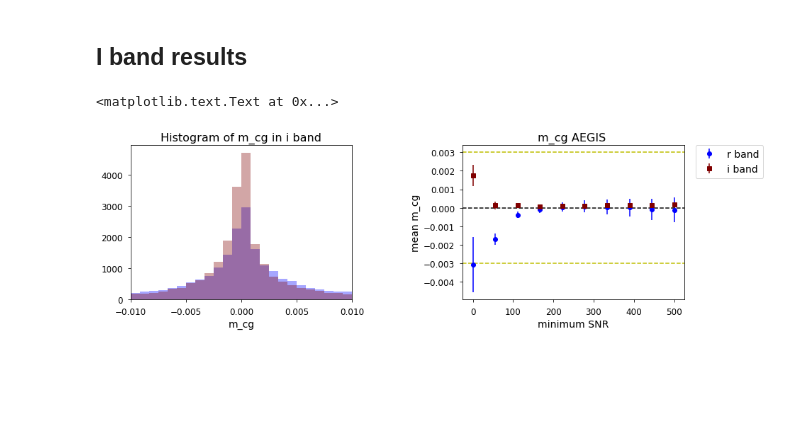
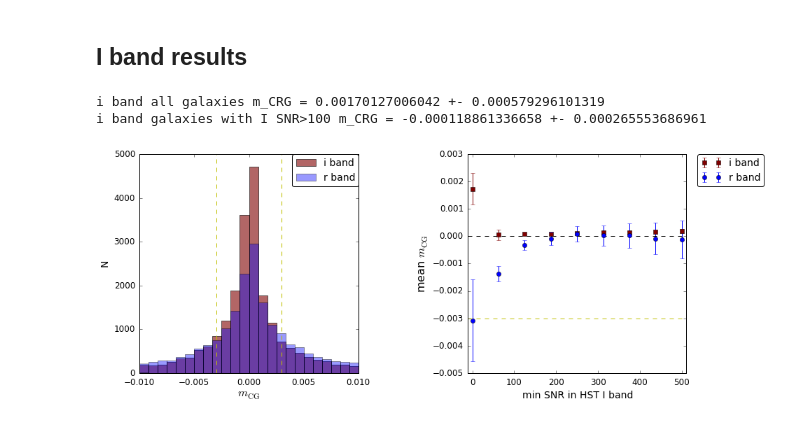
Before and after one commit to sowmyakth/measure_cg_bias, a Jupyter notebook: notebooks/AEGIS_cg_results.ipynb, the cells around one changed output. Drawn from its saved outputs; the diff is of its cells as text; code cells hidden in the pictures; blank space fills up the shorter version.

```diff
--- a/notebooks/AEGIS_cg_results.ipynb
+++ b/notebooks/AEGIS_cg_results.ipynb
@@ -401,46 +295,68 @@ plt.ylabel('m_cg')
 # %%
 from astropy.table import join, Column
 # %%
-i_cat = Table.read('/nfs/slac/g/ki/ki19/deuce/AEGIS/cg_results/final_AEGIS_cg_bias_i_band.fits', format='fits')
-r_cat = Table.read('/nfs/slac/g/ki/ki19/deuce/AEGIS/cg_results/final_AEGIS_cg_bias_only2.fits', format='fits')
-comb_cat = join(r_cat,i_cat, keys='IDENT_1',join_type='inner')
+i_cat1 = Table.read('/nfs/slac/g/ki/ki19/deuce/AEGIS/cg_results/final_AEGIS_cg_bias_i_band.fits', format='fits')
+r_cat1 = Table.read('/nfs/slac/g/ki/ki19/deuce/AEGIS/cg_results/final_AEGIS_cg_bias_only2.fits', format='fits')
+comb = np.intersect1d(np.array(i_cat1['IDENT_1']), np.array(r_cat1['IDENT_1']))
+i_indices = [np.where(np.array(i_cat1["IDENT_1"])  == c)[0][0] for c in comb]
+r_indices = [np.where(np.array(r_cat1["IDENT_1"])  == c)[0][0] for c in comb]
+i_cat = i_cat1[i_indices]
+r_cat = r_cat1[r_indices]
 # %%
-snrs = np.linspace(0, 500,10)
-plt.figure(1,figsize=[14,10])
+snrs = np.linspace(0, 500,9)
+plt.figure(1,figsize=[14,14])
 plt.subplot(2,2,1)
-plt.hist(comb_cat['m_CRG_1'].T[2], np.linspace(-0.01,0.01,25), alpha=0.35,
+plt.hist(i_cat['m_CRG_1_i'].T[2],np.linspace(-0.01,0.01,25), alpha=0.6,
+         color='maroon', label='i band')
+plt.hist(r_cat['m_CRG_1'].T[2], np.linspace(-0.01,0.01,25), alpha=0.4,
          color='blue', label='r band')
-plt.hist(comb_cat['m_CRG_1_i'].T[2],np.linspace(-0.01,0.01,25), alpha=0.35,
-         color='maroon', label='i band')
 plt.xlim([-0.01,0.01])
-plt.xlabel('m_cg')
-plt.title('Histogram of m_cg in i band')
+plt.xlabel(r'$m_{\rm CG}$',size=16)
+plt.ylabel("N")
+plt.axvline(-0.003, linestyle='--', c='y')
+plt.axvline(0.003, linestyle='--', c='y')
+#plt.title('Histogram of m_cg in i band')
 plt.locator_params(tight=True, nbins=6, axis='x')
-
+plt.legend(loc=1)
 
 plt.subplot(2,2,2)
 mean_m_CRG_i, mean_m_CRG_r = [],[]
 mean_m_CRG_err_i, mean_m_CRG_err_r = [],[]
 for s in snrs:
-    q,= np.where(comb_cat['sn_ellip_gauss_2']>s)
-    c1 = comb_cat['m_CRG_1'][q].T[2]
-    c2 = comb_cat['m_CRG_1_i'][q].T[2]
+    q,= np.where(r_cat['sn_ellip_gauss_2']>s)
+    c1 = r_cat['m_CRG_1'][q].T[2]
+    c2 = i_cat['m_CRG_1_i'][q].T[2]
     mean_m_CRG_r.append(np.mean(c1))
     mean_m_CRG_i.append(np.mean(c2))
     mean_m_CRG_err_r.append(np.std(c1)/len(q)**0.5)
     mean_m_CRG_err_i.append(np.std(c2)/len(q)**0.5)
 
 plt.axhline(0, linestyle='--', c='k')
+plt.errorbar(snrs, mean_m_CRG_i, yerr=mean_m_CRG_err_i, marker='s',linestyle='',
+             c='maroon', label='i band')
 plt.errorbar(snrs, mean_m_CRG_r, yerr=mean_m_CRG_err_r, marker='o',linestyle='',
              c='blue', label='r band')
-plt.errorbar(snrs, mean_m_CRG_i, yerr=mean_m_CRG_err_i, marker='s',linestyle='',
-             c='maroon', label='i band')
+
 plt.axhline(-0.003, linestyle='--', c='y')
 plt.axhline(0.003, linestyle='--', c='y')
-plt.xlabel('minimum SNR')
-plt.ylabel('mean m_cg')
+plt.xlabel('min SNR in HST I band')
+plt.xlim([-11, 511])
+plt.ylabel(r'mean $m_{\rm CG}$',size=16)
+
 plt.legend(bbox_to_anchor=(1.05,1), loc=2)
-plt.title('m_cg AEGIS ')
+#plt.title('m_cg AEGIS ')
+plt.savefig(plot_path + "aeg_mcg_i_r.png",
+             bbox_inches='tight')
+
+mean = np.mean(i_cat['m_CRG_1_i'].T[2])
+err = np.std(i_cat['m_CRG_1_i'].T[2])/len(i_cat['m_CRG_1_i'].T[2])**0.5
+print "i band all galaxies m_CRG = {0} +- {1}".format(mean, err)
+
+q, = np.where(r_cat['sn_ellip_gauss_2'] > 100)
+mean = np.mean(i_cat['m_CRG_1_i'][q].T[2])
+err = np.std(i_cat['m_CRG_1_i'][q].T[2])/len(i_cat['m_CRG_1_i'][q].T[2])**0.5
+print "i band galaxies with I SNR>100 m_CRG = {0} +- {1}".format(mean, err)
 # %% [output]
-<matplotlib.text.Text at 0x...>
+i band all galaxies m_CRG = 0.00170127006042 +- 0.000579296101319
+i band galaxies with I SNR>100 m_CRG = -0.000118861336658 +- 0.000265553686961
-[figure, old version]
+[figure, new version]
```
Also changed, not shown: parts of 12 cells of this notebook.
